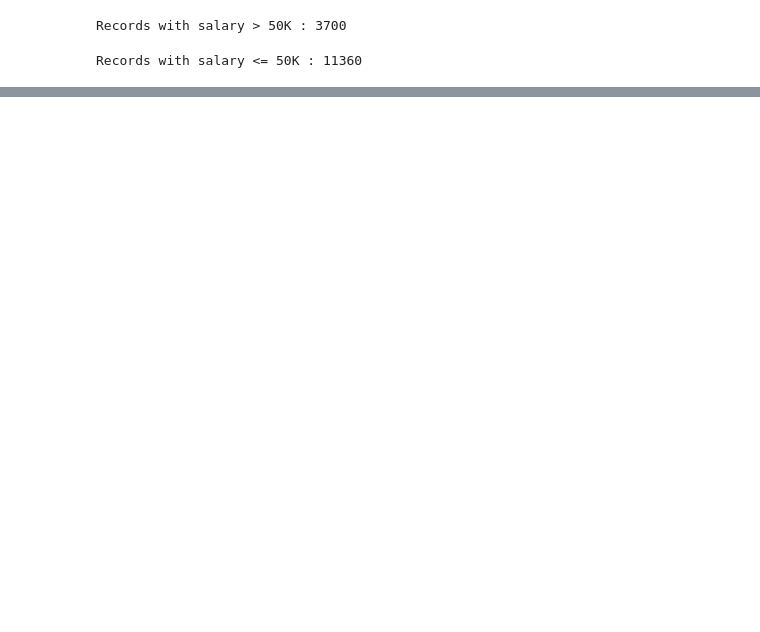
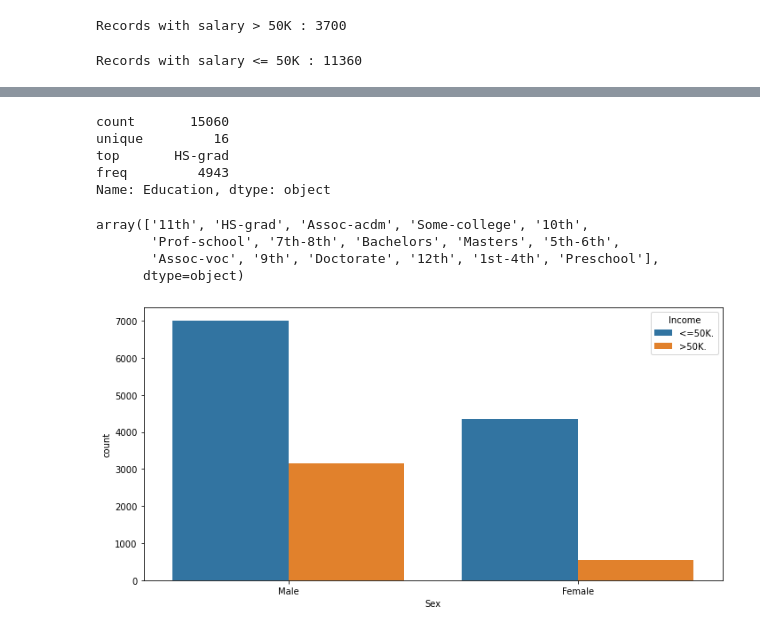
Before and after one commit to Abhik91/CSE578-Data-Visualization, a Jupyter notebook: IncomeAnalysis.ipynb, the cells around one changed output, grey strips where cells are left out. Saved outputs shown, nothing was run; the diff lists cells and outputs as text; code cells hidden in the pictures; blank space fills up the shorter version.

```diff
--- a/IncomeAnalysis.ipynb
+++ b/IncomeAnalysis.ipynb
@@ -107,0 +124,15 @@ Records with salary <= 50K : 11360
+# %%
+work_data['Education'].describe()
+# %% [output]
+count       15060
+unique         16
+top       HS-grad
+freq         4943
+Name: Education, dtype: object
+# %%
+work_data['Education'].unique()
+# %% [output]
+array(['11th', 'HS-grad', 'Assoc-acdm', 'Some-college', '10th',
+       'Prof-school', '7th-8th', 'Bachelors', 'Masters', '5th-6th',
+       'Assoc-voc', '9th', 'Doctorate', '12th', '1st-4th', 'Preschool'],
+      dtype=object)
@@ -107,0 +151,8 @@ Records with salary <= 50K : 11360
+# %%
+import seaborn as sns
+plt.figure(figsize = (10, 5))
+sns.countplot(x = 'Sex', hue = 'Income', data = work_data)
+plt.tight_layout()
+plt.show();
+# %% [output]
+[figure, added]
```
Also changed, not shown: parts of 6 cells of this notebook.
